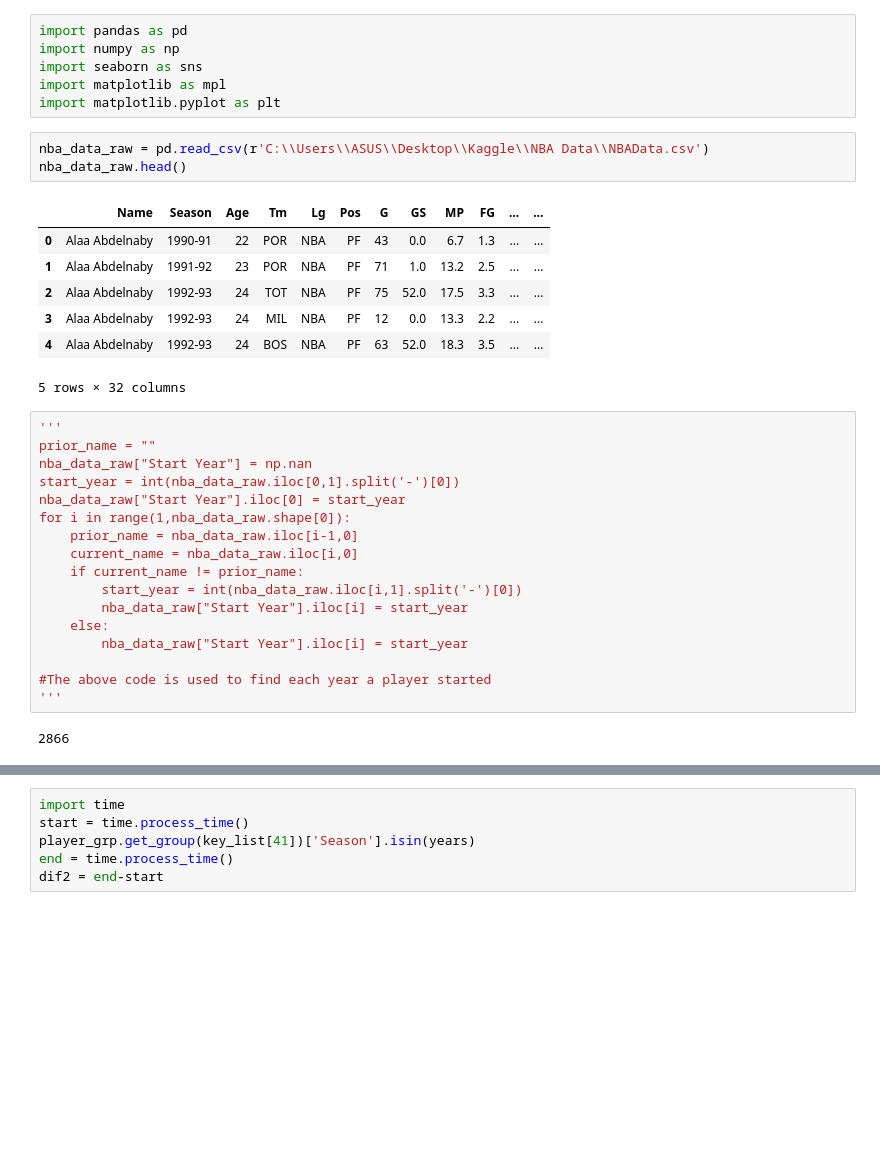
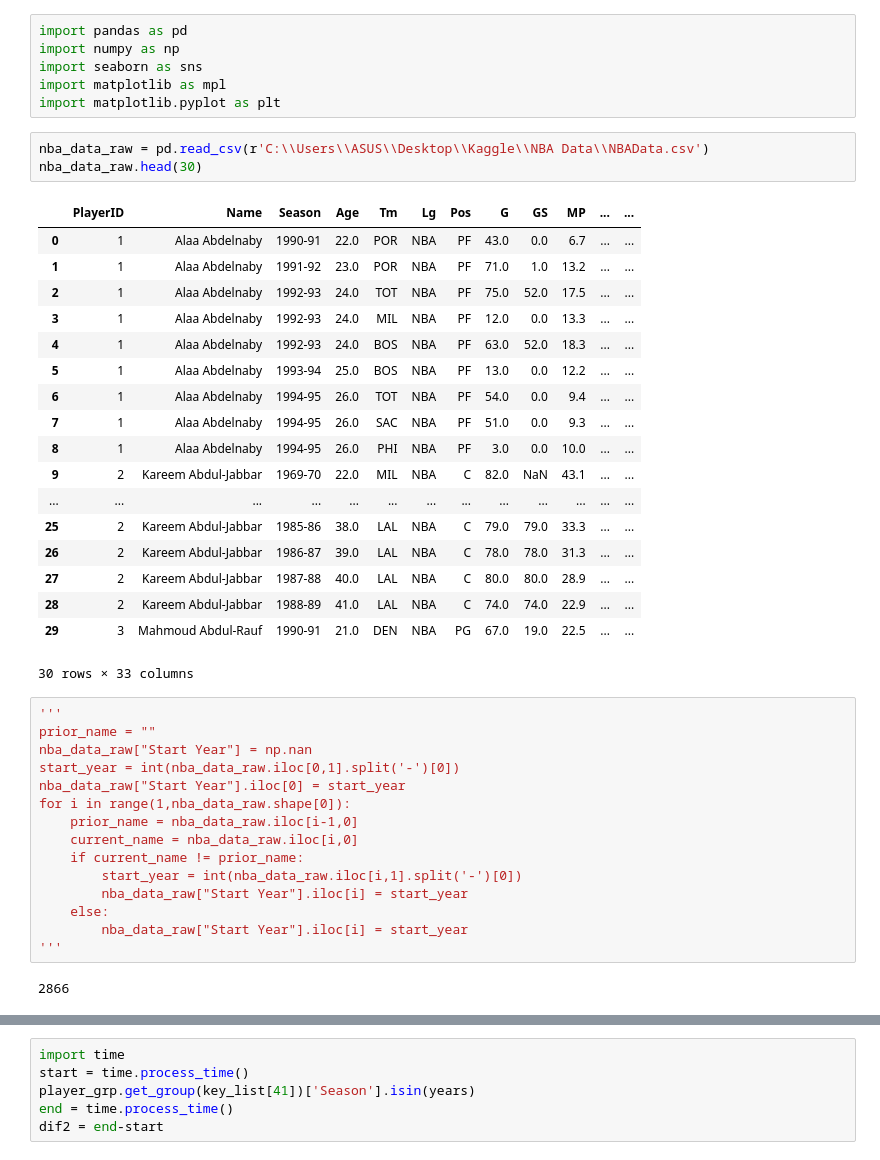
Before and after one commit to Pasindu19970808/NBAData, a Jupyter notebook: NBA_EDA.ipynb, the cells around one changed output, grey strips where cells are left out. Cells and saved outputs as stored; diff of their text form; blank space fills up the shorter version.

Commit message:
new webscraping logic, EDA started

```diff
--- a/NBA_EDA.ipynb
+++ b/NBA_EDA.ipynb
@@ -6,15 +6,26 @@ import matplotlib as mpl
 import matplotlib.pyplot as plt
 # %%
 nba_data_raw = pd.read_csv(r'C:\\Users\\ASUS\\Desktop\\Kaggle\\NBA Data\\NBAData.csv')
-nba_data_raw.head()
+nba_data_raw.head(30)
 # %% [output]
-|  | Name | Season | Age | Tm | Lg | Pos | G | GS | MP | FG | ... | ... |
-| 0 | Alaa Abdelnaby | 1990-91 | 22 | POR | NBA | PF | 43 | 0.0 | 6.7 | 1.3 | ... | ... |
-| 1 | Alaa Abdelnaby | 1991-92 | 23 | POR | NBA | PF | 71 | 1.0 | 13.2 | 2.5 | ... | ... |
-| 2 | Alaa Abdelnaby | 1992-93 | 24 | TOT | NBA | PF | 75 | 52.0 | 17.5 | 3.3 | ... | ... |
-| 3 | Alaa Abdelnaby | 1992-93 | 24 | MIL | NBA | PF | 12 | 0.0 | 13.3 | 2.2 | ... | ... |
-| 4 | Alaa Abdelnaby | 1992-93 | 24 | BOS | NBA | PF | 63 | 52.0 | 18.3 | 3.5 | ... | ... |
+|  | PlayerID | Name | Season | Age | Tm | Lg | Pos | G | GS | MP | ... | ... |
+| 0 | 1 | Alaa Abdelnaby | 1990-91 | 22.0 | POR | NBA | PF | 43.0 | 0.0 | 6.7 | ... | ... |
+| 1 | 1 | Alaa Abdelnaby | 1991-92 | 23.0 | POR | NBA | PF | 71.0 | 1.0 | 13.2 | ... | ... |
+| 2 | 1 | Alaa Abdelnaby | 1992-93 | 24.0 | TOT | NBA | PF | 75.0 | 52.0 | 17.5 | ... | ... |
+| 3 | 1 | Alaa Abdelnaby | 1992-93 | 24.0 | MIL | NBA | PF | 12.0 | 0.0 | 13.3 | ... | ... |
+| 4 | 1 | Alaa Abdelnaby | 1992-93 | 24.0 | BOS | NBA | PF | 63.0 | 52.0 | 18.3 | ... | ... |
+| 5 | 1 | Alaa Abdelnaby | 1993-94 | 25.0 | BOS | NBA | PF | 13.0 | 0.0 | 12.2 | ... | ... |
+| 6 | 1 | Alaa Abdelnaby | 1994-95 | 26.0 | TOT | NBA | PF | 54.0 | 0.0 | 9.4 | ... | ... |
+| 7 | 1 | Alaa Abdelnaby | 1994-95 | 26.0 | SAC | NBA | PF | 51.0 | 0.0 | 9.3 | ... | ... |
+| 8 | 1 | Alaa Abdelnaby | 1994-95 | 26.0 | PHI | NBA | PF | 3.0 | 0.0 | 10.0 | ... | ... |
+| 9 | 2 | Kareem Abdul-Jabbar | 1969-70 | 22.0 | MIL | NBA | C | 82.0 | NaN | 43.1 | ... | ... |
+| ... | ... | ... | ... | ... | ... | ... | ... | ... | ... | ... | ... | ... |
+| 25 | 2 | Kareem Abdul-Jabbar | 1985-86 | 38.0 | LAL | NBA | C | 79.0 | 79.0 | 33.3 | ... | ... |
+| 26 | 2 | Kareem Abdul-Jabbar | 1986-87 | 39.0 | LAL | NBA | C | 78.0 | 78.0 | 31.3 | ... | ... |
+| 27 | 2 | Kareem Abdul-Jabbar | 1987-88 | 40.0 | LAL | NBA | C | 80.0 | 80.0 | 28.9 | ... | ... |
+| 28 | 2 | Kareem Abdul-Jabbar | 1988-89 | 41.0 | LAL | NBA | C | 74.0 | 74.0 | 22.9 | ... | ... |
+| 29 | 3 | Mahmoud Abdul-Rauf | 1990-91 | 21.0 | DEN | NBA | PG | 67.0 | 19.0 | 22.5 | ... | ... |
-5 rows × 32 columns
+30 rows × 33 columns
 # %%
 '''
 prior_name = ""
@@ -29,8 +40,6 @@ for i in range(1,nba_data_raw.shape[0]):
         nba_data_raw["Start Year"].iloc[i] = start_year
     else:
         nba_data_raw["Start Year"].iloc[i] = start_year
-
-#The above code is used to find each year a player started
 '''
 # %% [output]
 2866
```
Also changed, not shown: parts of 19 cells of this notebook, 4 other files.
